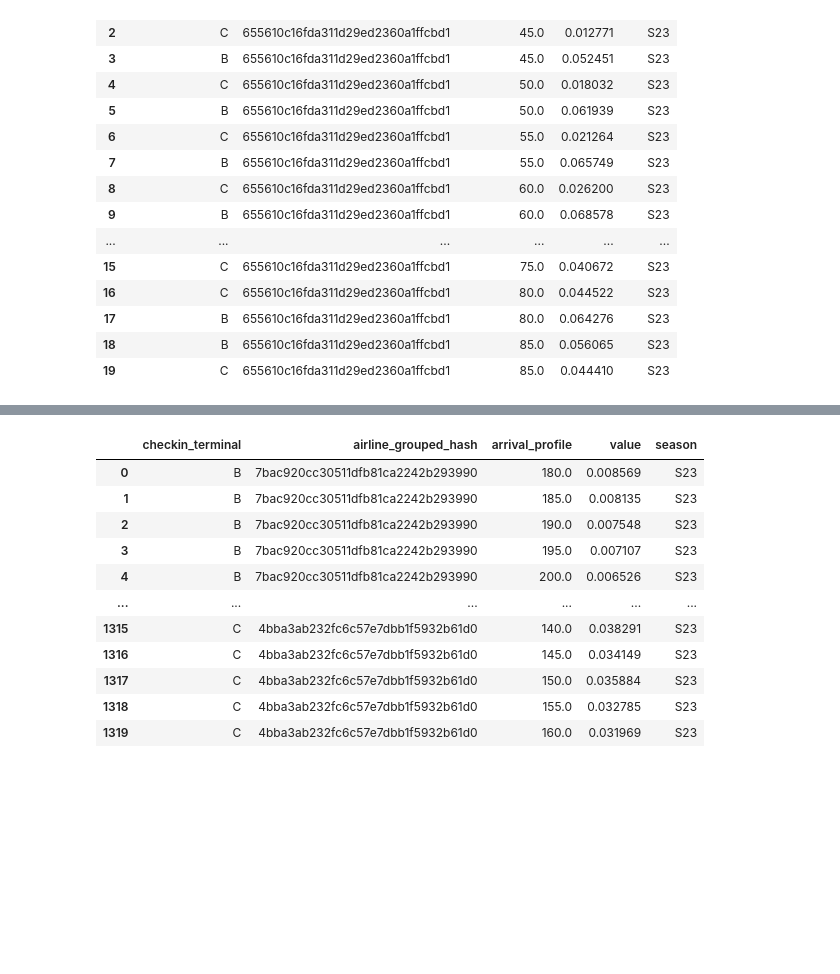
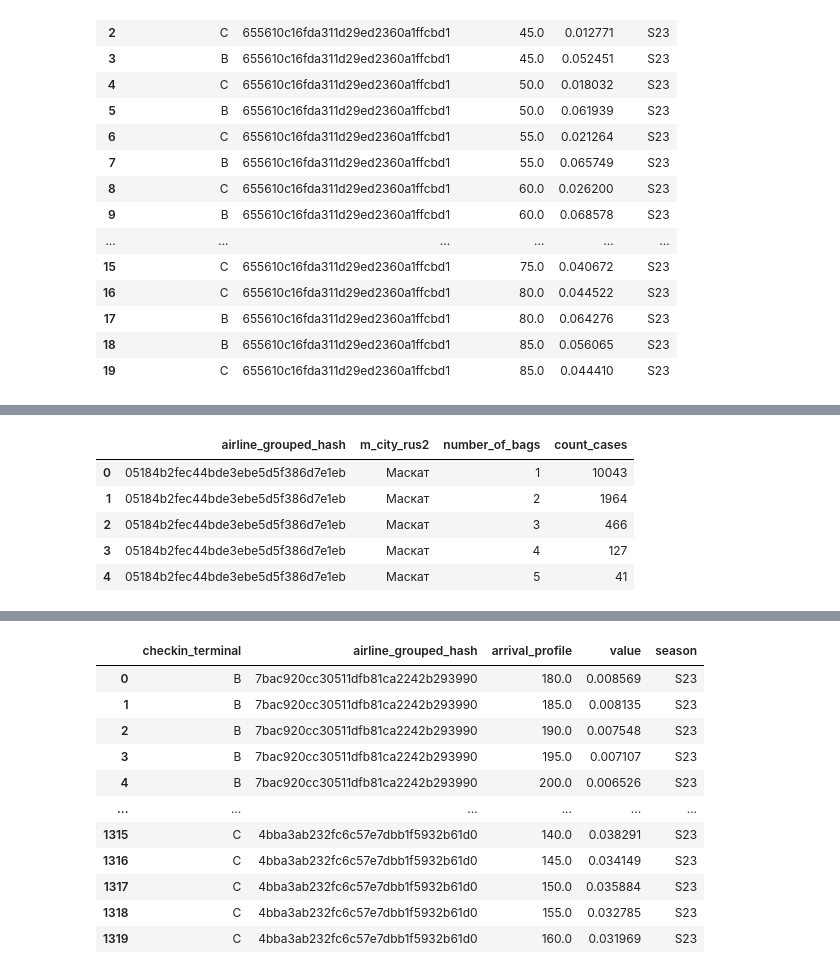
Before and after one commit to AndreyLebedinskiy/CourseProjectYear3, a Jupyter notebook: AgentBasedModel.ipynb, the cells around one changed output, grey strips where cells are left out. Drawn from its saved outputs; the diff is of its cells as text; code cells hidden in the pictures; blank space fills up the shorter version.

```diff
--- a/AgentBasedModel.ipynb
+++ b/AgentBasedModel.ipynb
@@ -148,0 +136,11 @@ rasp
+# %%
+bag_dist_dict = df_grouped.groupby([ 'airline_grouped_hash', 'm_city_rus2', 'count']).size().reset_index(name='count_cases')
+bag_dist_dict.rename(columns={'count': 'number_of_bags'}, inplace=True)
+bag_dist_dict.head()
+# %% [output]
+|  | airline_grouped_hash | m_city_rus2 | number_of_bags | count_cases |
+| 0 | 05184b2fec44bde3ebe5d5f386d7e1eb | Маскат | 1 | 10043 |
+| 1 | 05184b2fec44bde3ebe5d5f386d7e1eb | Маскат | 2 | 1964 |
+| 2 | 05184b2fec44bde3ebe5d5f386d7e1eb | Маскат | 3 | 466 |
+| 3 | 05184b2fec44bde3ebe5d5f386d7e1eb | Маскат | 4 | 127 |
+| 4 | 05184b2fec44bde3ebe5d5f386d7e1eb | Маскат | 5 | 41 |
```
Also changed, not shown: parts of 8 cells of this notebook.
